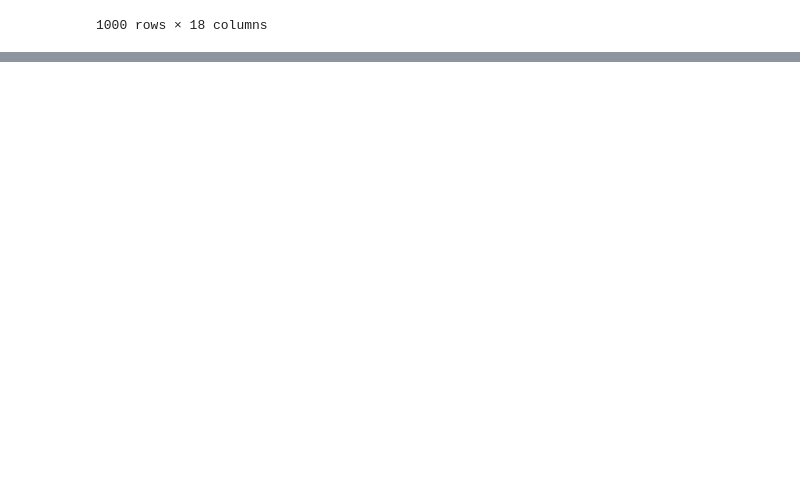
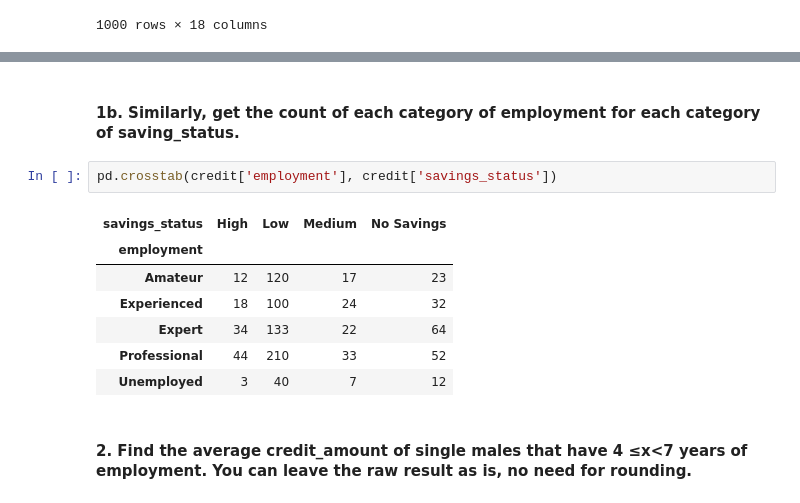
Before and after one commit to Kirill-Vine/210p3, a Jupyter notebook: part2/german_credit.ipynb, the cells around one changed output, grey strips where cells are left out. Drawn from its saved outputs; the diff is of its cells as text; blank space fills up the shorter version.

```diff
--- a/part2/german_credit.ipynb
+++ b/part2/german_credit.ipynb
@@ -215,0 +227,14 @@ credit
+# %% [markdown]
+#### 1b. Similarly, get the count of each category of employment for each category of saving_status.
+# %%
+pd.crosstab(credit['employment'], credit['savings_status'])
+# %% [output]
+| savings_status | High | Low | Medium | No Savings |
+| employment |  |  |  |  |
+| Amateur | 12 | 120 | 17 | 23 |
+| Experienced | 18 | 100 | 24 | 32 |
+| Expert | 34 | 133 | 22 | 64 |
+| Professional | 44 | 210 | 33 | 52 |
+| Unemployed | 3 | 40 | 7 | 12 |
+# %% [markdown]
+#### 2. Find the average credit_amount of single males that have 4 ≤x<7 years of employment. You can leave the raw result as is, no need for rounding.
```
Also changed, not shown: parts of 3 cells of this notebook.
